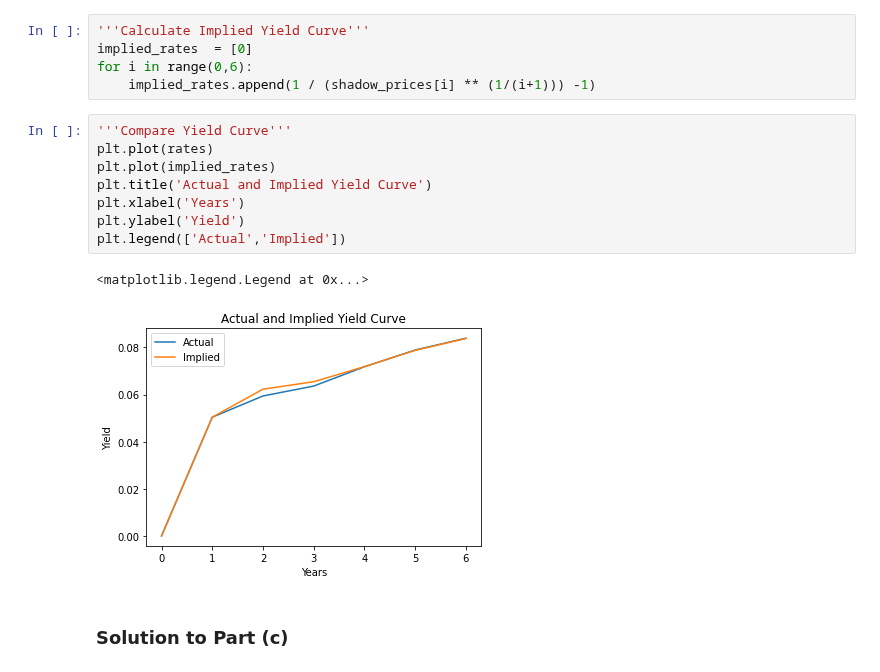
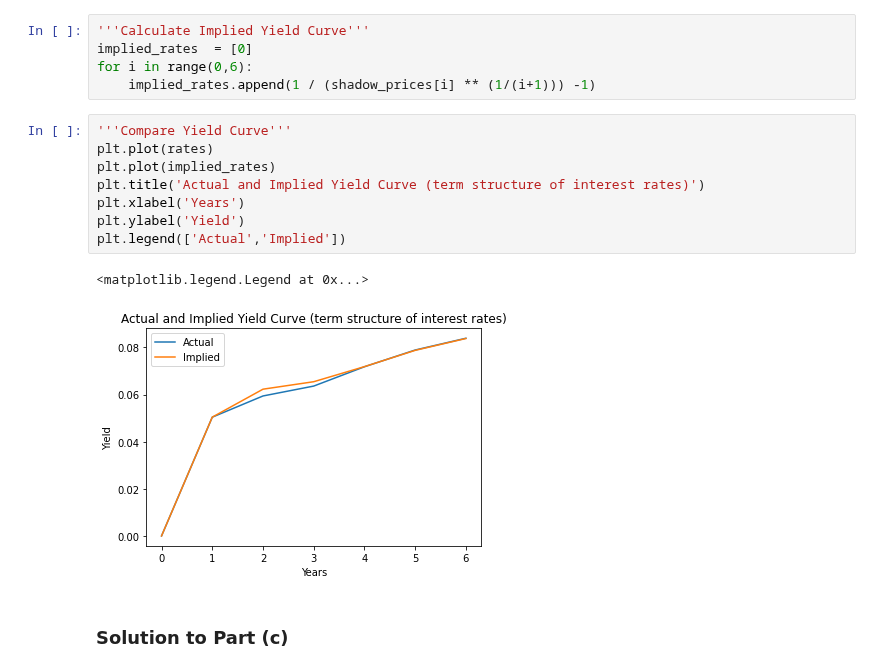
Before and after one commit to jdean53/GeneralWork, a Jupyter notebook: FinOps/HW2.ipynb, the cells around one changed output. Drawn from its saved outputs; the diff is of its cells as text.

```diff
--- a/FinOps/HW2.ipynb
+++ b/FinOps/HW2.ipynb
@@ -337,14 +341,14 @@ for i in range(0,6):
 # %%
 '''Compare Yield Curve'''
 plt.plot(rates)
 plt.plot(implied_rates)
-plt.title('Actual and Implied Yield Curve')
+plt.title('Actual and Implied Yield Curve (term structure of interest rates)')
 plt.xlabel('Years')
 plt.ylabel('Yield')
 plt.legend(['Actual','Implied'])
 # %% [output]
 <matplotlib.legend.Legend at 0x...>
-[figure, old version]
+[figure, new version]
 # %% [markdown]
 ### Solution to Part (c)
 # %%
```
Also changed, not shown: parts of 15 cells of this notebook.
